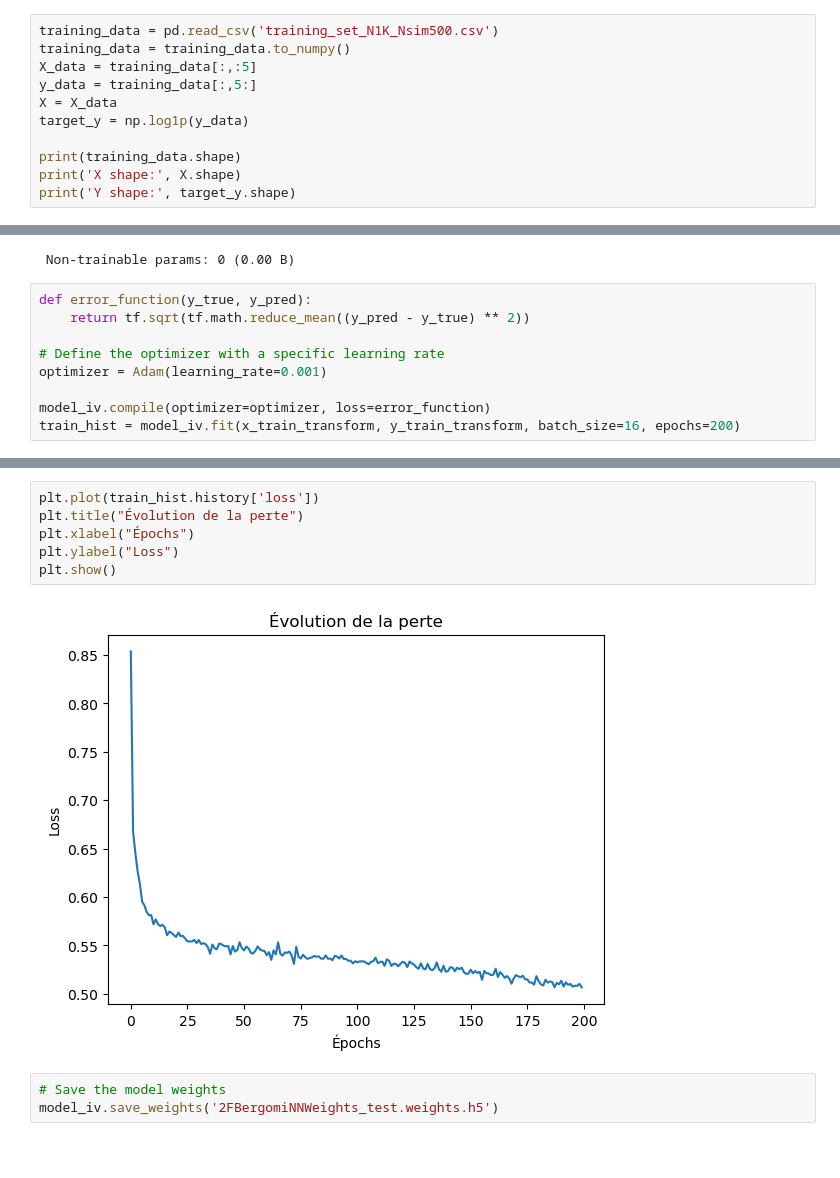
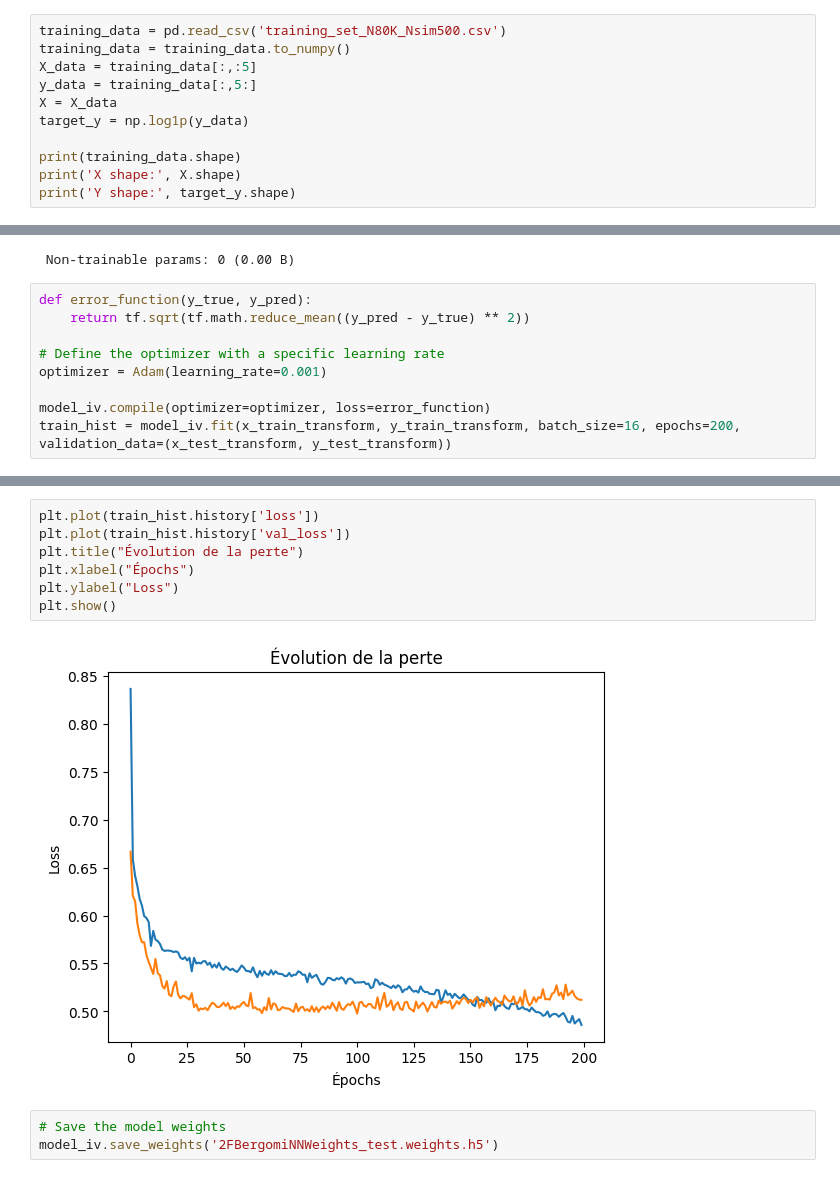
Before and after one commit to pottierc/Project_2f_bergomi, a Jupyter notebook: 01. Working_Space/NN_training.ipynb, the cells around one changed output, grey strips where cells are left out. Cells and saved outputs as stored; diff of their text form; blank space fills up the shorter version.

Commit message:
train 80k et CNN

```diff
--- a/01. Working_Space/NN_training.ipynb
+++ b/01. Working_Space/NN_training.ipynb
@@ -76,7 +78,7 @@ from sklearn.model_selection import train_test_split
 # %% [markdown]
 ## Preparation of the training data
 # %%
-training_data = pd.read_csv('training_set_N1K_Nsim500.csv')
+training_data = pd.read_csv('training_set_N80K_Nsim500.csv')
 training_data = training_data.to_numpy()
 X_data = training_data[:,:5]
 y_data = training_data[:,5:]
@@ -203,6 +205,6 @@ def error_function(y_true, y_pred):
 optimizer = Adam(learning_rate=0.001)
 
 model_iv.compile(optimizer=optimizer, loss=error_function)
-train_hist = model_iv.fit(x_train_transform, y_train_transform, batch_size=16, epochs=200)
+train_hist = model_iv.fit(x_train_transform, y_train_transform, batch_size=16, epochs=200, validation_data=(x_test_transform, y_test_transform))
 # %% [output]
 Epoch 1/200
@@ -225,11 +228,12 @@ Epoch 200/200
 # %%
 plt.plot(train_hist.history['loss'])
+plt.plot(train_hist.history['val_loss'])
 plt.title("Évolution de la perte")
 plt.xlabel("Épochs")
 plt.ylabel("Loss")
 plt.show()
 # %% [output]
-[figure, old version]
+[figure, new version]
 # %%
 # Save the model weights
 model_iv.save_weights('2FBergomiNNWeights_test.weights.h5')
```
Also changed, not shown: parts of 25 cells of this notebook, 3 other files.
